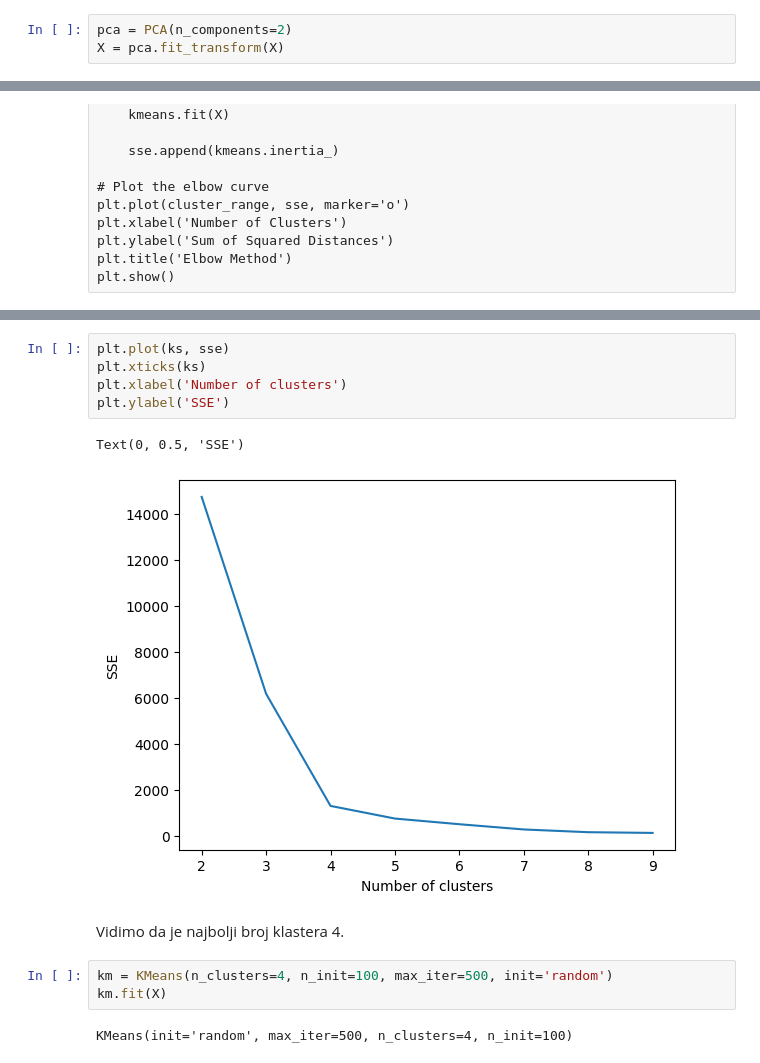
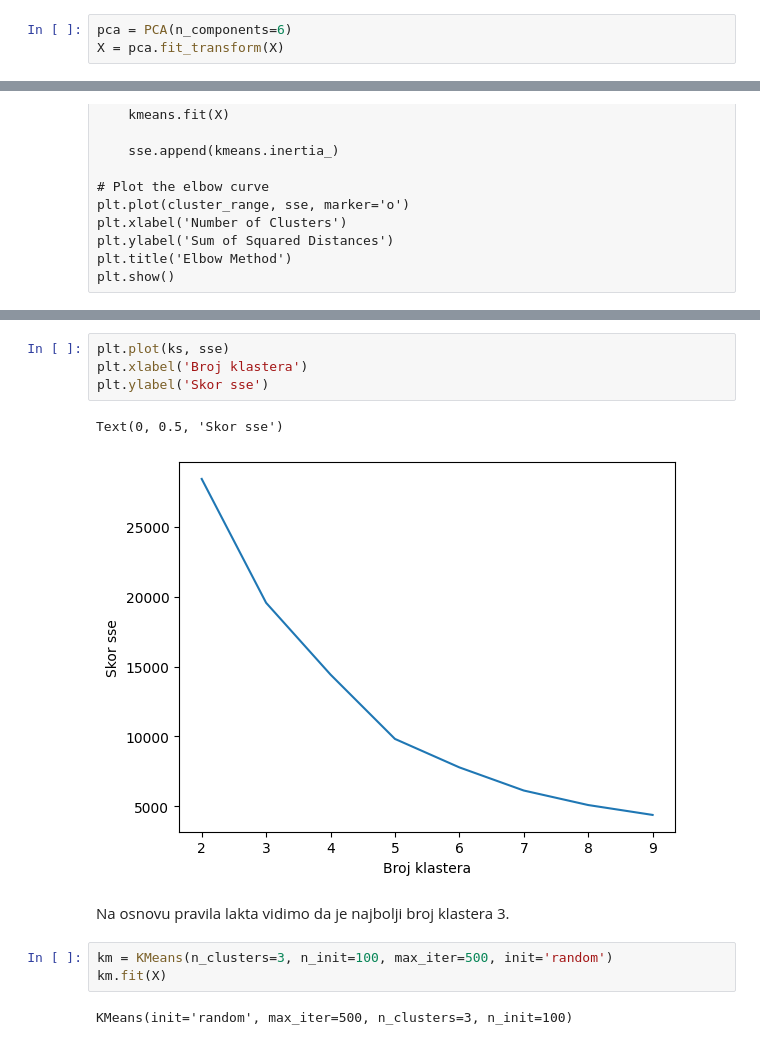
Before and after one commit to MATF-istrazivanje-podataka-1/2023_Data_Mining_Smoking_Dataset, a Jupyter notebook: models/clustering/K-means.ipynb, the cells around one changed output, grey strips where cells are left out. Cells and saved outputs as stored; diff of their text form.

```diff
--- a/models/clustering/K-means.ipynb
+++ b/models/clustering/K-means.ipynb
@@ -65,7 +62,7 @@ X
 | 55691 | 1.0 | 0.538462 | 0.500000 | 0.333333 | 0.435897 | 0.081633 | 0.061224 | 0.0 | ... |
 55692 rows × 24 columns
 # %%
-pca = PCA(n_components=2)
+pca = PCA(n_components=6)
 X = pca.fit_transform(X)
 # %%
 pca.explained_variance_ratio_[:2].sum()
@@ -145,18 +146,17 @@ plt.plot(ks, silhouettes)
 # %%
 plt.plot(ks, sse)
-plt.xticks(ks)
-plt.xlabel('Number of clusters')
-plt.ylabel('SSE')
+plt.xlabel('Broj klastera')
+plt.ylabel('Skor sse')
 # %% [output]
-Text(0, 0.5, 'SSE')
+Text(0, 0.5, 'Skor sse')
-[figure, old version]
+[figure, new version]
 # %% [markdown]
-Vidimo da je najbolji broj klastera 4.
+Na osnovu pravila lakta vidimo da je najbolji broj klastera 3.
 # %%
-km = KMeans(n_clusters=4, n_init=100, max_iter=500, init='random')
+km = KMeans(n_clusters=3, n_init=100, max_iter=500, init='random')
 km.fit(X)
 # %% [output]
-KMeans(init='random', max_iter=500, n_clusters=4, n_init=100)
+KMeans(init='random', max_iter=500, n_clusters=3, n_init=100)
 # %%
 plt.scatter(X[:, 0], X[:, 1], c=km.labels_)
 # %% [output]
```
Also changed, not shown: parts of 13 cells of this notebook, 4 other files.
